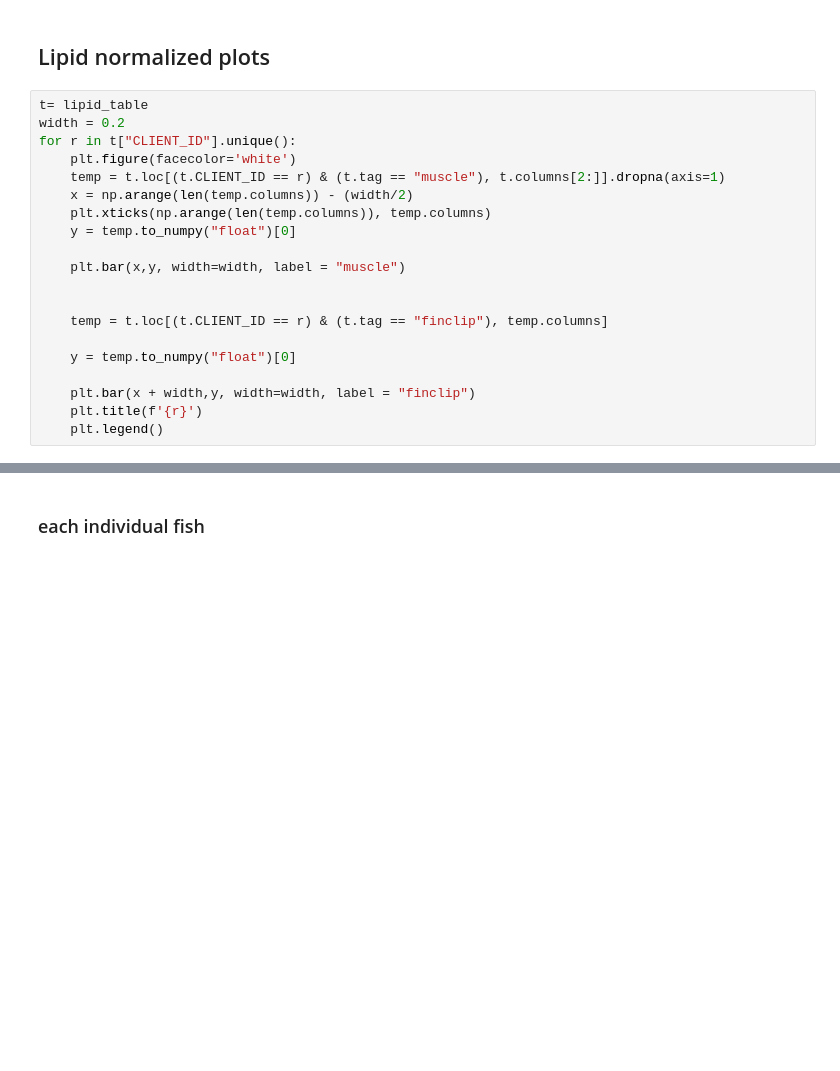
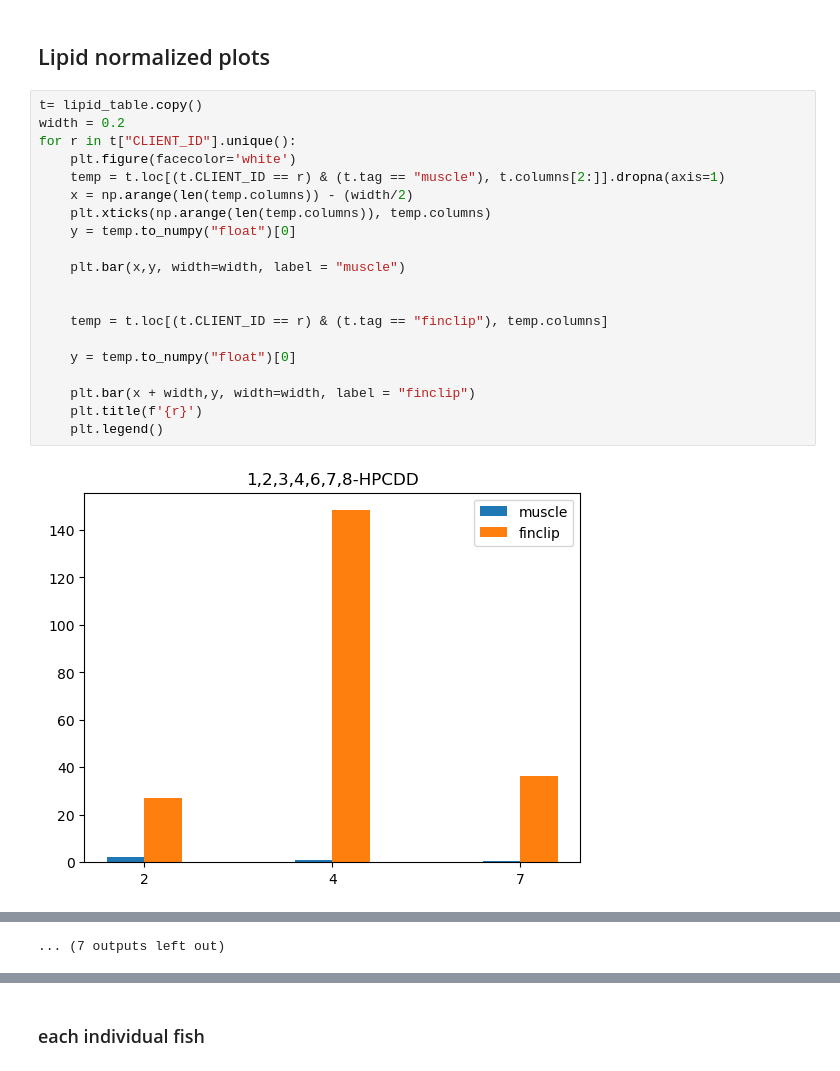
Before and after one commit to amirmtaghizadegan/Sturgeon, a Jupyter notebook: finclips.ipynb, the cells around one changed output, grey strips where cells are left out. Drawn from its saved outputs; the diff is of its cells as text; blank space fills up the shorter version.

```diff
--- a/finclips.ipynb
+++ b/finclips.ipynb
@@ -192,22 +275,24 @@ for c in t.columns[2:]:
 # %% [markdown]
 ## Lipid normalized plots
 # %%
-t= lipid_table
+t= lipid_table.copy()
 width = 0.2
 for r in t["CLIENT_ID"].unique():
     plt.figure(facecolor='white')
     temp = t.loc[(t.CLIENT_ID == r) & (t.tag == "muscle"), t.columns[2:]].dropna(axis=1)
     x = np.arange(len(temp.columns)) - (width/2)
     plt.xticks(np.arange(len(temp.columns)), temp.columns)
     y = temp.to_numpy("float")[0]
 
     plt.bar(x,y, width=width, label = "muscle")
 
 
     temp = t.loc[(t.CLIENT_ID == r) & (t.tag == "finclip"), temp.columns]
 
     y = temp.to_numpy("float")[0]
 
     plt.bar(x + width,y, width=width, label = "finclip")
     plt.title(f'{r}')
     plt.legend()
+# %% [output]
+[figure, added]
@@ -214,3 +310,4 @@ for r in t["CLIENT_ID"].unique():
+... (7 outputs left out)
 # %%
 t = lipid_table.copy()
 
```
Also changed, not shown: parts of 11 cells of this notebook.
